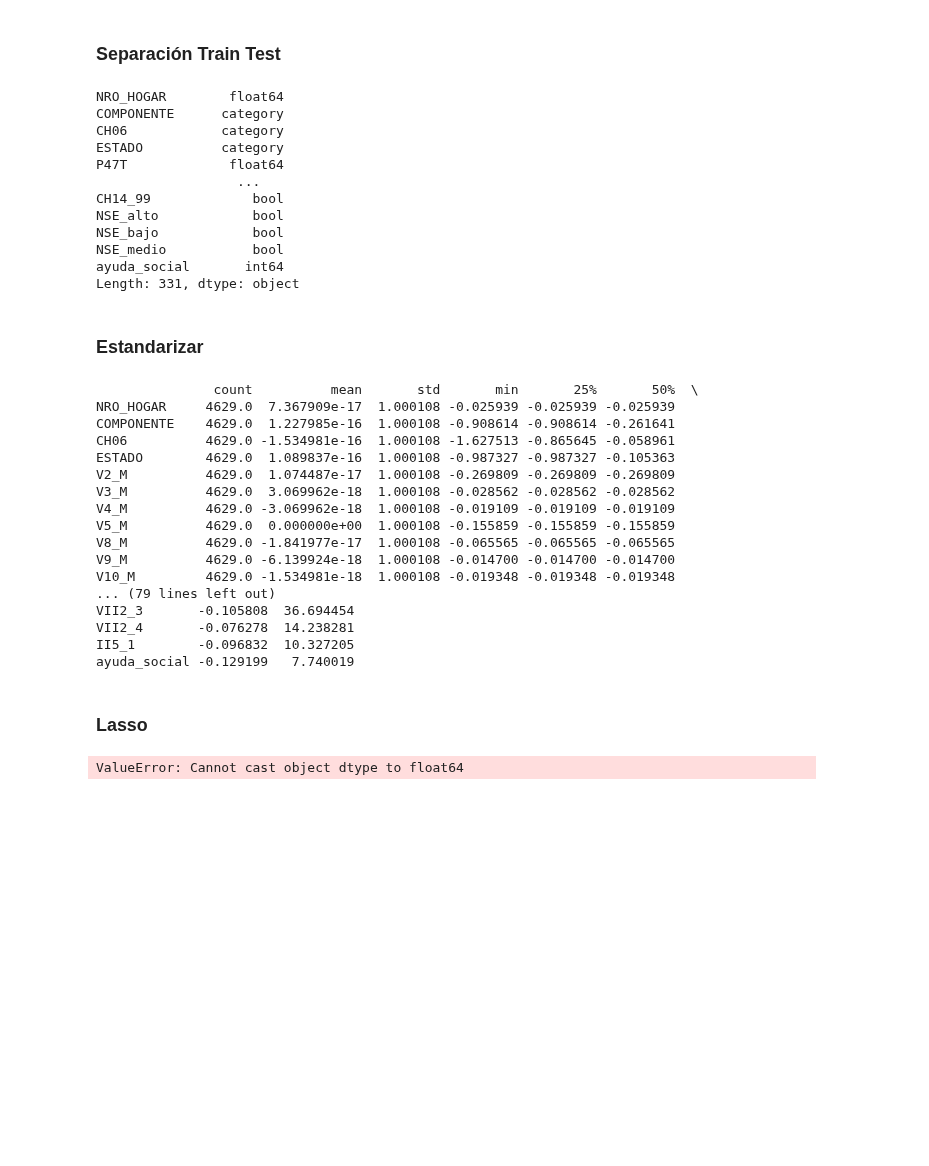
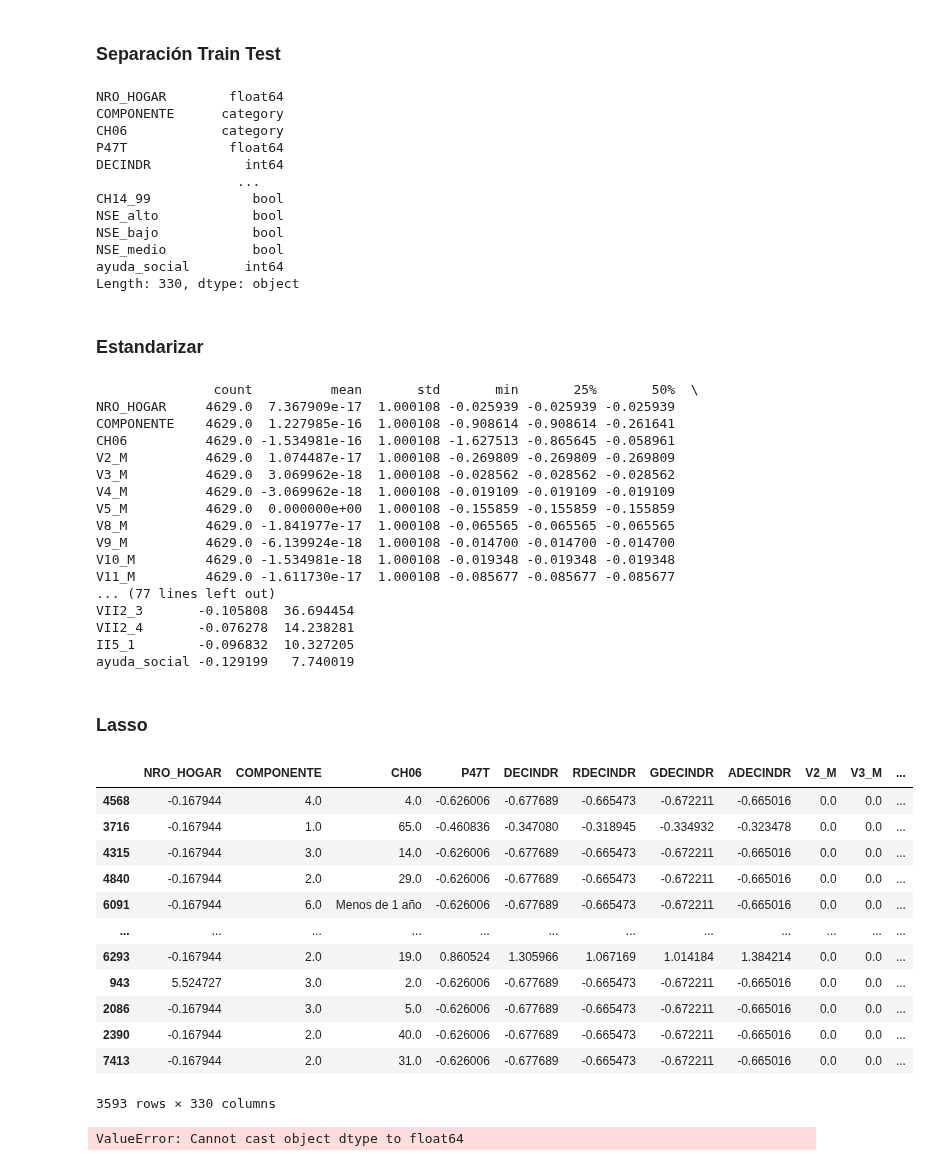
Before and after one commit to maggiecobb/CC408-T1-5, a Jupyter notebook: TP 4/TP 4.ipynb, the cells around one changed output. Drawn from its saved outputs; the diff is of its cells as text; code cells hidden in the pictures; blank space fills up the shorter version.

```diff
--- a/TP 4/TP 4.ipynb
+++ b/TP 4/TP 4.ipynb
@@ -826,7 +826,7 @@ datos_24 = combined_24 [combined_24 ['ESTADO'] !=0]
 # columnas_datos04 = datos_04.columns.tolist()
 # columnas_datos04
 # %%
-sacar_pre_lasso = ['CODUSU', 'ANO4', 'TRIMESTRE']
+sacar_pre_lasso = ['CODUSU', 'ANO4', 'TRIMESTRE', 'ESTADO']
 datos_04 = datos_04.drop (columns = sacar_pre_lasso)
 datos_24 = datos_24.drop (columns = sacar_pre_lasso)
 # %% [markdown]
@@ -873,60 +873,64 @@ set()
 #Partir la base train test para cada ano.
 #Semilla 101
 #agregar columna de unos (1)
-x_train_24, x_test_24, y_train_24, y_test_24 = train_test_split(X_2024, y_2024, test_size=0.3, random_state=101)
-x_train_04, x_test_04, y_train_04, y_test_04 = train_test_split(X_2004, y_2004, test_size=0.3, random_state=101)
+x_train24, x_test24, y_train_24, y_test_24 = train_test_split(X_2024, y_2024, test_size=0.3, random_state=101)
+x_train04, x_test04, y_train_04, y_test_04 = train_test_split(X_2004, y_2004, test_size=0.3, random_state=101)
 
 # x_train_04 = sm.add_constant(x_train_04) #AGREGO COLUMNA DE UNOS
 # x_train_24 = sm.add_constant(x_train_24)
 # %%
-tipos_de_datos = x_train_04.dtypes
+tipos_de_datos = x_train04.dtypes
 print(tipos_de_datos)
 # %% [output]
 NRO_HOGAR        float64
 COMPONENTE      category
 CH06            category
-ESTADO          category
 P47T             float64
+DECINDR            int64
                   ...
 CH14_99             bool
 NSE_alto            bool
 NSE_bajo            bool
 NSE_medio           bool
 ayuda_social       int64
-Length: 331, dtype: object
+Length: 330, dtype: object
 # %% [markdown]
 ### Estandarizar
 # %%
 # Identificar las columnas booleanas, float e int
-columnas_a_estandarizar_04 = x_train_04.select_dtypes(include=['int64', 'float64']).columns
-columnas_a_estandarizar_24 = x_train_24.select_dtypes(include=['int64', 'float64']).columns
+columnas_a_estandarizar_04 = x_train04.select_dtypes(include=['int64', 'float64']).columns
+columnas_a_estandarizar_24 = x_train24.select_dtypes(include=['int64', 'float64']).columns
 
 # Inicializar el estandarizador
 sc_04 = StandardScaler()
 sc_24 = StandardScaler()
 
 # Estandarizamos las observaciones de entrenamiento
-x_train_04_transformed = x_train_04.copy()
-x_train_04_transformed[columnas_a_estandarizar_04] = sc_04.fit_transform(x_train_04[columnas_a_estandarizar_04])
+x_train_04_transformed = x_train04.copy()
+x_train_04_transformed[columnas_a_estandarizar_04] = sc_04.fit_transform(x_train04[columnas_a_estandarizar_04])
 
-x_train_24_transformed = x_train_24.copy()
-x_train_24_transformed[columnas_a_estandarizar_24] = sc_24.fit_transform(x_train_24[columnas_a_estandarizar_24])
+x_train_24_transformed = x_train24.copy()
+x_train_24_transformed[columnas_a_estandarizar_24] = sc_24.fit_transform(x_train24[columnas_a_estandarizar_24])
 
 # Estandarizamos las observaciones de test usando el estandarizador ya ajustado
-x_test_04_transformed = x_test_04.copy()
-x_test_04_transformed[columnas_a_estandarizar_04] = sc_04.transform(x_test_04[columnas_a_estandarizar_04])
+x_test_04_transformed = x_test04.copy()
+x_test_04_transformed[columnas_a_estandarizar_04] = sc_04.transform(x_test04[columnas_a_estandarizar_04])
 
-x_test_24_transformed = x_test_24.copy()
-x_test_24_transformed[columnas_a_estandarizar_24] = sc_24.transform(x_test_24[columnas_a_estandarizar_24])
+x_test_24_transformed = x_test24.copy()
+x_test_24_transformed[columnas_a_estandarizar_24] = sc_24.transform(x_test24[columnas_a_estandarizar_24])
 
 # Estadisticas luego de estandarizar
 print(x_train_24_transformed.describe().T)
+
+x_train_04 = x_train_04_transformed
+x_test_04 = x_test_04_transformed
+x_train_24 = x_train_24_transformed
+x_test24 = x_test_24_transformed
 # %% [output]
                count          mean       std       min       25%       50%  \
 NRO_HOGAR     4629.0  7.367909e-17  1.000108 -0.025939 -0.025939 -0.025939
 COMPONENTE    4629.0  1.227985e-16  1.000108 -0.908614 -0.908614 -0.261641
 CH06          4629.0 -1.534981e-16  1.000108 -1.627513 -0.865645 -0.058961
-ESTADO        4629.0  1.089837e-16  1.000108 -0.987327 -0.987327 -0.105363
 V2_M          4629.0  1.074487e-17  1.000108 -0.269809 -0.269809 -0.269809
 V3_M          4629.0  3.069962e-18  1.000108 -0.028562 -0.028562 -0.028562
 V4_M          4629.0 -3.069962e-18  1.000108 -0.019109 -0.019109 -0.019109
@@ -934,13 +938,30 @@ V5_M          4629.0  0.000000e+00  1.000108 -0.155859 -0.155859 -0.155859
 V8_M          4629.0 -1.841977e-17  1.000108 -0.065565 -0.065565 -0.065565
 V9_M          4629.0 -6.139924e-18  1.000108 -0.014700 -0.014700 -0.014700
 V10_M         4629.0 -1.534981e-18  1.000108 -0.019348 -0.019348 -0.019348
-... (79 lines left out)
+V11_M         4629.0 -1.611730e-17  1.000108 -0.085677 -0.085677 -0.085677
+... (77 lines left out)
 VII2_3       -0.105808  36.694454
 VII2_4       -0.076278  14.238281
 II5_1        -0.096832  10.327205
 ayuda_social -0.129199   7.740019
 # %% [markdown]
 ### Lasso
+# %%
+x_train_04
+# %% [output]
+|  | NRO_HOGAR | COMPONENTE | CH06 | P47T | DECINDR | RDECINDR | GDECINDR | ADECINDR | V2_M | V3_M | ... |
+| 4568 | -0.167944 | 4.0 | 4.0 | -0.626006 | -0.677689 | -0.665473 | -0.672211 | -0.665016 | 0.0 | 0.0 | ... |
+| 3716 | -0.167944 | 1.0 | 65.0 | -0.460836 | -0.347080 | -0.318945 | -0.334932 | -0.323478 | 0.0 | 0.0 | ... |
+| 4315 | -0.167944 | 3.0 | 14.0 | -0.626006 | -0.677689 | -0.665473 | -0.672211 | -0.665016 | 0.0 | 0.0 | ... |
+| 4840 | -0.167944 | 2.0 | 29.0 | -0.626006 | -0.677689 | -0.665473 | -0.672211 | -0.665016 | 0.0 | 0.0 | ... |
+| 6091 | -0.167944 | 6.0 | Menos de 1 año | -0.626006 | -0.677689 | -0.665473 | -0.672211 | -0.665016 | 0.0 | 0.0 | ... |
+| ... | ... | ... | ... | ... | ... | ... | ... | ... | ... | ... | ... |
+| 6293 | -0.167944 | 2.0 | 19.0 | 0.860524 | 1.305966 | 1.067169 | 1.014184 | 1.384214 | 0.0 | 0.0 | ... |
+| 943 | 5.524727 | 3.0 | 2.0 | -0.626006 | -0.677689 | -0.665473 | -0.672211 | -0.665016 | 0.0 | 0.0 | ... |
+| 2086 | -0.167944 | 3.0 | 5.0 | -0.626006 | -0.677689 | -0.665473 | -0.672211 | -0.665016 | 0.0 | 0.0 | ... |
+| 2390 | -0.167944 | 2.0 | 40.0 | -0.626006 | -0.677689 | -0.665473 | -0.672211 | -0.665016 | 0.0 | 0.0 | ... |
+| 7413 | -0.167944 | 2.0 | 31.0 | -0.626006 | -0.677689 | -0.665473 | -0.672211 | -0.665016 | 0.0 | 0.0 | ... |
+3593 rows × 330 columns
 # %%
 #Regresion logistica con penalidad LASSO (todos estos pasos se hacen para cada ano)
 #### Regresion logistica para 2004
```
Also changed, not shown: parts of 1 cell of this notebook.
